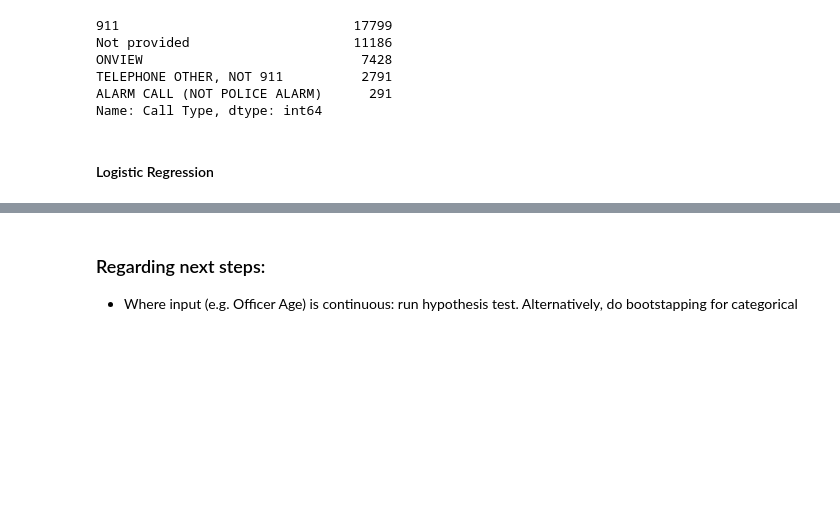
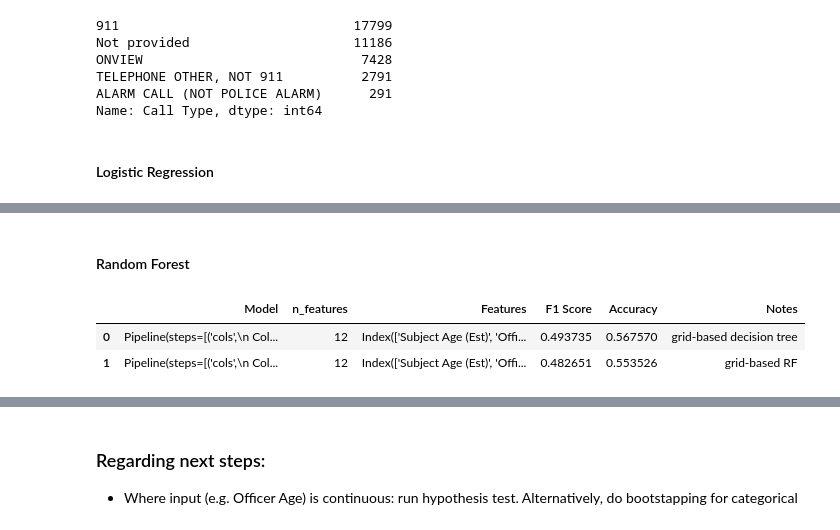
Before and after one commit to sethnlewis/Policing-Bias, a Jupyter notebook: analysis/EDA.ipynb, the cells around one changed output, grey strips where cells are left out. Saved outputs shown, nothing was run; the diff lists cells and outputs as text; code cells hidden in the pictures; blank space fills up the shorter version.

```diff
--- a/analysis/EDA.ipynb
+++ b/analysis/EDA.ipynb
@@ -734,0 +686,21 @@ tp/(tp+0.5*(fp+fn))
+# %%
+cv = KFold(N_SPLITS, shuffle=True, random_state=RANDOM_STATE)
+string_selector = make_column_selector(dtype_include='object')
+number_selector = make_column_selector(dtype_exclude=['object'])
+col_transformer = make_column_transformer((OneHotEncoder(drop='first', sparse=False), string_selector),
+                                          (StandardScaler(), number_selector), n_jobs=JOBS)
+
+model = DecisionTreeClassifier(random_state=RANDOM_STATE)
+
+pipe = Pipeline([('cols', col_transformer),
+                 ('smote', SMOTE(random_state = RANDOM_STATE, n_jobs=JOBS)),
+                 ('model', model)])
+
+param_grid = {'model__max_depth': [2, 6, 10],
+              'model__criterion': ['gini', 'entropy'],
+              'model__min_samples_split': [5, 10],
+              'model__min_samples_leaf': [5, 10]}
+
+search = GridSearchCV(pipe, param_grid, cv=cv, n_jobs=JOBS)
+search.fit(X, y)
+model_history.add_model(search.best_estimator_, X, y, display_results=True, notes='grid-based decision tree')
@@ -735 +745,31 @@ tp/(tp+0.5*(fp+fn))
+# %% [markdown]
+#### Random Forest
+# %%
+cv = KFold(N_SPLITS, shuffle=True, random_state=RANDOM_STATE)
+string_selector = make_column_selector(dtype_include='object')
+number_selector = make_column_selector(dtype_exclude=['object'])
+col_transformer = make_column_transformer((OneHotEncoder(drop='first', sparse=False), string_selector),
+                                          (StandardScaler(), number_selector), n_jobs=JOBS)
+
+# --- ADD GRID SEARCH TO RANDOM FOREST ---
+param_grid = {
+    'model__n_estimators': [10, 30],#, 100],
+    'model__criterion': ['gini', 'entropy'],
+    'model__max_depth': [2, 6, 10],
+    'model__min_samples_split': [5, 10],
+    'model__min_samples_leaf': [3, 6]
+}
+
+model = RandomForestClassifier(random_state=RANDOM_STATE)
+
+pipe = Pipeline([('cols', col_transformer),
+                 ('smote', SMOTE(random_state = RANDOM_STATE, n_jobs=JOBS)),
+                 ('model', model)])
+search = GridSearchCV(pipe, param_grid, cv=cv, n_jobs=JOBS)
+search.fit(X, y)
+model_history.add_model(search.best_estimator_, X, y, display_results=True, notes='grid-based RF')
+# %% [output]
+|  | Model | n_features | Features | F1 Score | Accuracy | Notes |
+| 0 | Pipeline(steps=[('cols',\n Col... | 12 | Index(['Subject Age (Est)', 'Offi... | 0.493735 | 0.567570 | grid-based decision tree |
+| 1 | Pipeline(steps=[('cols',\n Col... | 12 | Index(['Subject Age (Est)', 'Offi... | 0.482651 | 0.553526 | grid-based RF |
 # %%
```
Also changed, not shown: parts of 27 cells of this notebook, 2 other files.
